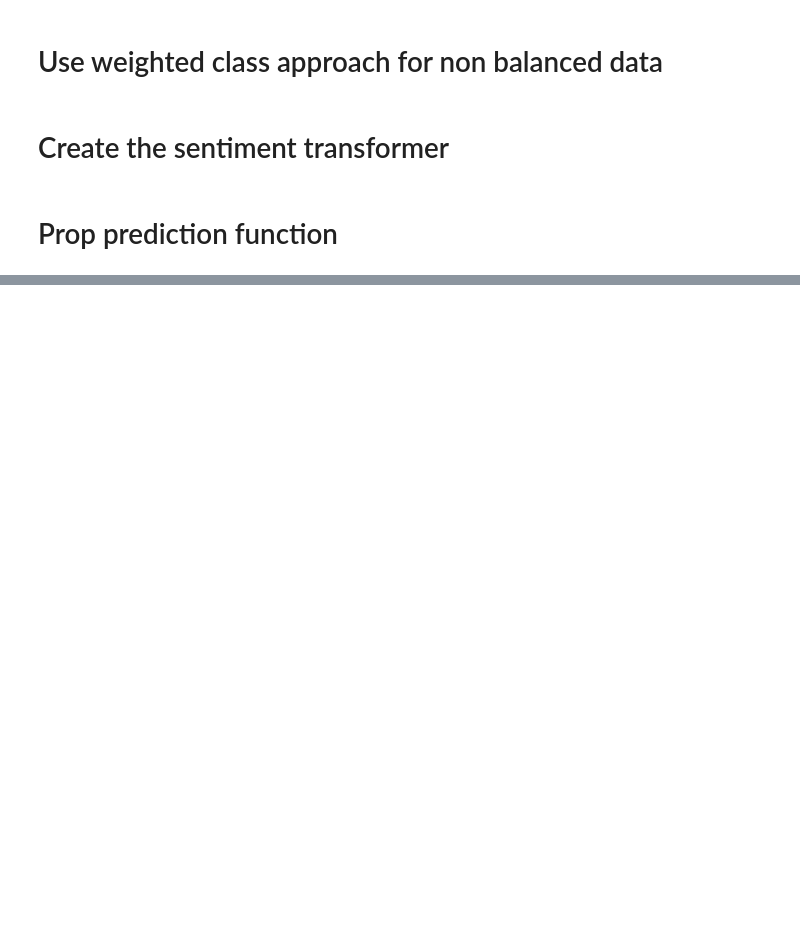
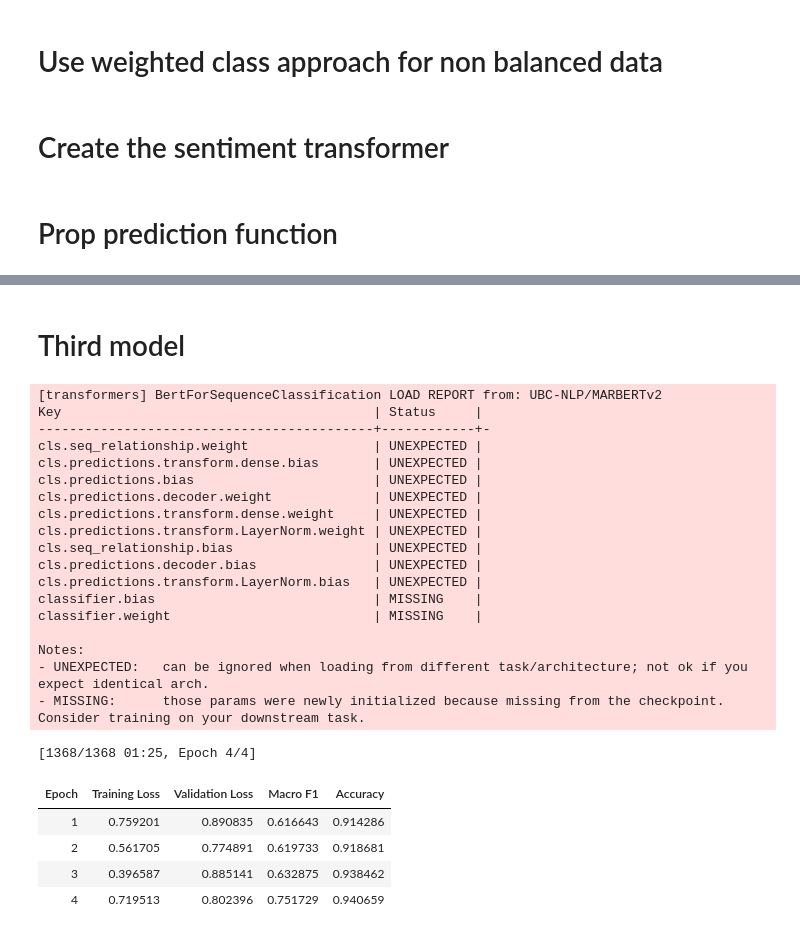
Before and after one commit to amrhany964/hackathon, a Jupyter notebook: main.ipynb, the cells around one changed output, grey strips where cells are left out. Cells and saved outputs as stored; diff of their text form; code cells hidden in the pictures; blank space fills up the shorter version.

```diff
--- a/main.ipynb
+++ b/main.ipynb
@@ -642,0 +685,2 @@ print(classification_report(valid_df["label"], valid_pred_marbert, target_names=
+# %% [markdown]
+# Third model
@@ -642,0 +689,36 @@ print(classification_report(valid_df["label"], valid_pred_marbert, target_names=
+# %%
+trainer_marbert, tokenizer_marbert = train_transformer_model(
+    model_name=MARBERT_MODEL,
+    train_df=train_df,
+    valid_df=valid_df,
+    output_dir="./sentiment_marbert",
+    epochs=4,
+    lr=2e-5,
+    batch_size=8,
+    max_length=160
+)
+# %% [output]
+[transformers] BertForSequenceClassification LOAD REPORT from: UBC-NLP/MARBERTv2
+Key                                        | Status     |
+-------------------------------------------+------------+-
+cls.seq_relationship.weight                | UNEXPECTED |
+cls.predictions.transform.dense.bias       | UNEXPECTED |
+cls.predictions.bias                       | UNEXPECTED |
+cls.predictions.decoder.weight             | UNEXPECTED |
+cls.predictions.transform.dense.weight     | UNEXPECTED |
+cls.predictions.transform.LayerNorm.weight | UNEXPECTED |
+cls.seq_relationship.bias                  | UNEXPECTED |
+cls.predictions.decoder.bias               | UNEXPECTED |
+cls.predictions.transform.LayerNorm.bias   | UNEXPECTED |
+classifier.bias                            | MISSING    |
+classifier.weight                          | MISSING    |
+
+Notes:
+- UNEXPECTED:   can be ignored when loading from different task/architecture; not ok if you expect identical arch.
+- MISSING:      those params were newly initialized because missing from the checkpoint. Consider training on your downstream task.
+[1368/1368 01:25, Epoch 4/4]
+| Epoch | Training Loss | Validation Loss | Macro F1 | Accuracy |
+| 1 | 0.759201 | 0.890835 | 0.616643 | 0.914286 |
+| 2 | 0.561705 | 0.774891 | 0.619733 | 0.918681 |
+| 3 | 0.396587 | 0.885141 | 0.632875 | 0.938462 |
+| 4 | 0.719513 | 0.802396 | 0.751729 | 0.940659 |
```
Also changed, not shown: parts of 21 cells of this notebook.
